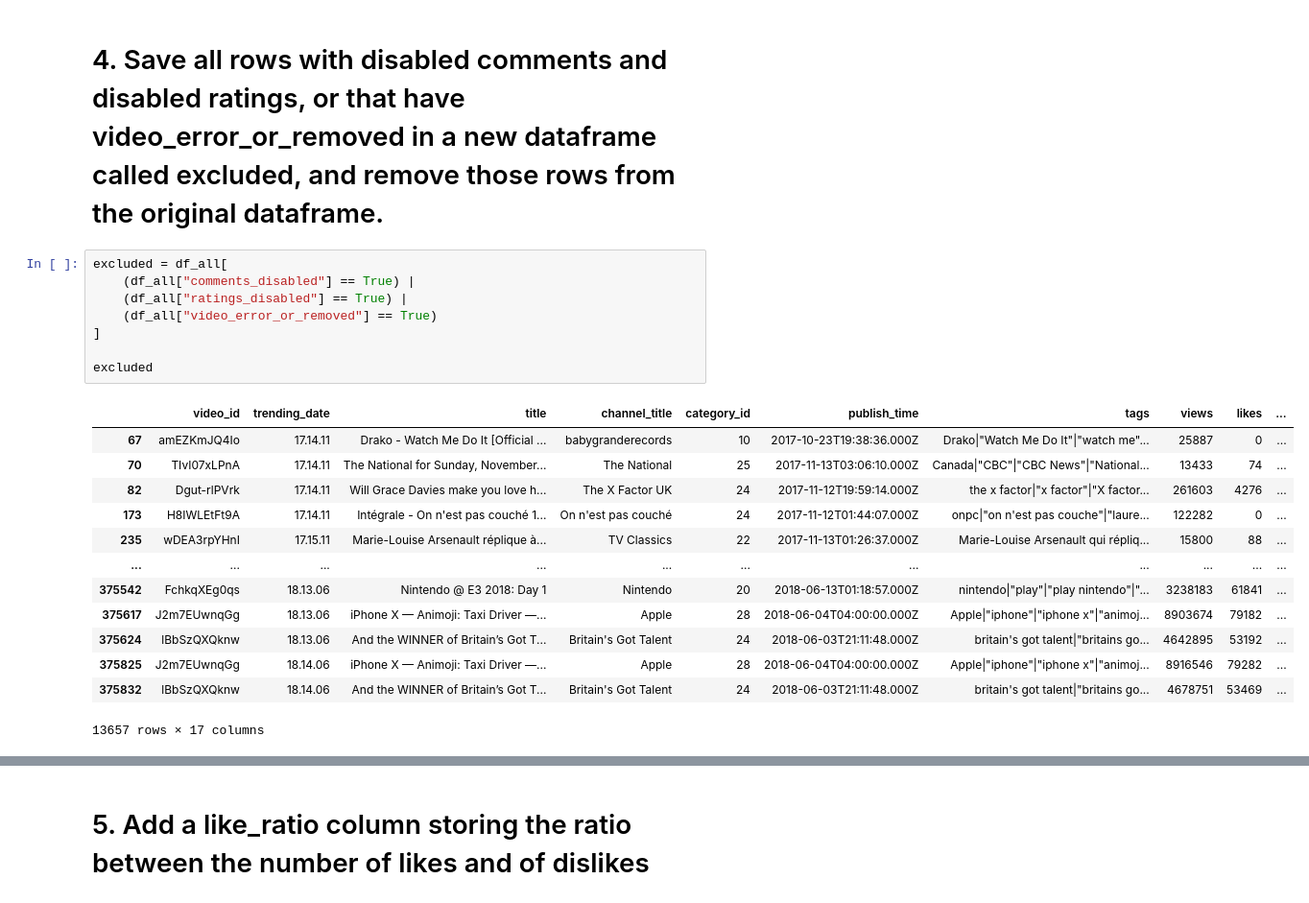
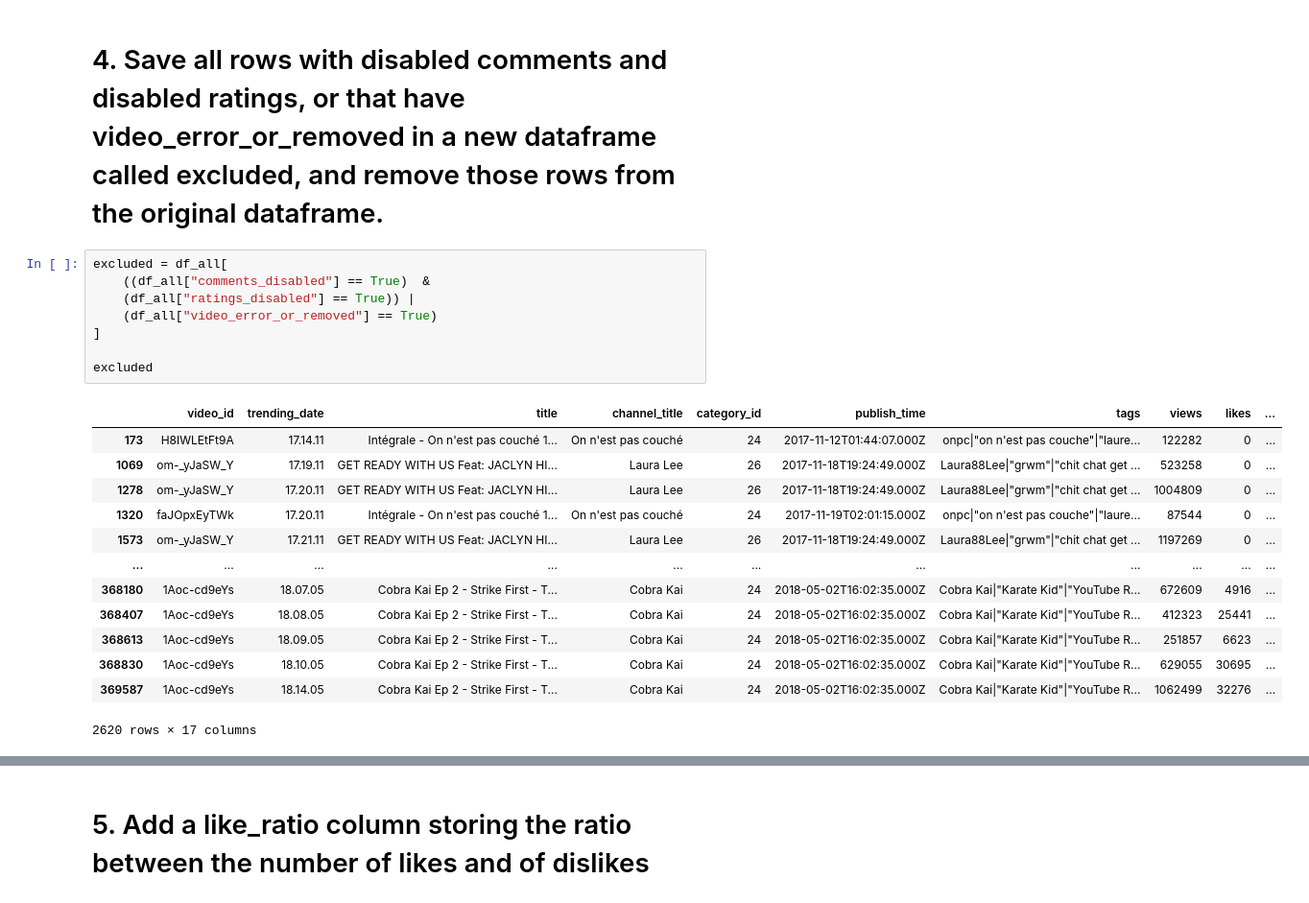
Before and after one commit to KevinDex3/Foundations-ComputerScience-Project, a Jupyter notebook: TrendingYoutube.ipynb, the cells around one changed output, grey strips where cells are left out. Shown at 96% size. Saved outputs shown, nothing was run; the diff lists cells and outputs as text.

```diff
--- a/TrendingYoutube.ipynb
+++ b/TrendingYoutube.ipynb
@@ -106,23 +171,23 @@ df_all.groupby("channel_title")["views"].sum().reset_index()
 # 4. Save all rows with disabled comments and disabled ratings, or that have video_error_or_removed in a new dataframe called excluded, and remove those rows from the original dataframe.
 # %%
 excluded = df_all[
-    (df_all["comments_disabled"] == True) |
-    (df_all["ratings_disabled"] == True) |
+    ((df_all["comments_disabled"] == True)  &
+    (df_all["ratings_disabled"] == True)) |
     (df_all["video_error_or_removed"] == True)
 ]
 
 excluded
 # %% [output]
 |  | video_id | trending_date | title | channel_title | category_id | publish_time | tags | views | likes | ... |
-| 67 | amEZKmJQ4Io | 17.14.11 | Drako - Watch Me Do It [Official ... | babygranderecords | 10 | 2017-10-23T19:38:36.000Z | Drako|"Watch Me Do It"|"watch me"... | 25887 | 0 | ... |
-| 70 | TIvI07xLPnA | 17.14.11 | The National for Sunday, November... | The National | 25 | 2017-11-13T03:06:10.000Z | Canada|"CBC"|"CBC News"|"National... | 13433 | 74 | ... |
-| 82 | Dgut-rlPVrk | 17.14.11 | Will Grace Davies make you love h... | The X Factor UK | 24 | 2017-11-12T19:59:14.000Z | the x factor|"x factor"|"X factor... | 261603 | 4276 | ... |
 | 173 | H8IWLEtFt9A | 17.14.11 | Intégrale - On n'est pas couché 1... | On n'est pas couché | 24 | 2017-11-12T01:44:07.000Z | onpc|"on n'est pas couche"|"laure... | 122282 | 0 | ... |
-| 235 | wDEA3rpYHnI | 17.15.11 | Marie-Louise Arsenault réplique à... | TV Classics | 22 | 2017-11-13T01:26:37.000Z | Marie-Louise Arsenault qui répliq... | 15800 | 88 | ... |
+| 1069 | om-_yJaSW_Y | 17.19.11 | GET READY WITH US Feat: JACLYN HI... | Laura Lee | 26 | 2017-11-18T19:24:49.000Z | Laura88Lee|"grwm"|"chit chat get ... | 523258 | 0 | ... |
+| 1278 | om-_yJaSW_Y | 17.20.11 | GET READY WITH US Feat: JACLYN HI... | Laura Lee | 26 | 2017-11-18T19:24:49.000Z | Laura88Lee|"grwm"|"chit chat get ... | 1004809 | 0 | ... |
+| 1320 | faJOpxEyTWk | 17.20.11 | Intégrale - On n'est pas couché 1... | On n'est pas couché | 24 | 2017-11-19T02:01:15.000Z | onpc|"on n'est pas couche"|"laure... | 87544 | 0 | ... |
+| 1573 | om-_yJaSW_Y | 17.21.11 | GET READY WITH US Feat: JACLYN HI... | Laura Lee | 26 | 2017-11-18T19:24:49.000Z | Laura88Lee|"grwm"|"chit chat get ... | 1197269 | 0 | ... |
 | ... | ... | ... | ... | ... | ... | ... | ... | ... | ... | ... |
-| 375542 | FchkqXEg0qs | 18.13.06 | Nintendo @ E3 2018: Day 1 | Nintendo | 20 | 2018-06-13T01:18:57.000Z | nintendo|"play"|"play nintendo"|"... | 3238183 | 61841 | ... |
-| 375617 | J2m7EUwnqGg | 18.13.06 | iPhone X — Animoji: Taxi Driver —... | Apple | 28 | 2018-06-04T04:00:00.000Z | Apple|"iphone"|"iphone x"|"animoj... | 8903674 | 79182 | ... |
-| 375624 | lBbSzQXQknw | 18.13.06 | And the WINNER of Britain’s Got T... | Britain's Got Talent | 24 | 2018-06-03T21:11:48.000Z | britain's got talent|"britains go... | 4642895 | 53192 | ... |
-| 375825 | J2m7EUwnqGg | 18.14.06 | iPhone X — Animoji: Taxi Driver —... | Apple | 28 | 2018-06-04T04:00:00.000Z | Apple|"iphone"|"iphone x"|"animoj... | 8916546 | 79282 | ... |
-| 375832 | lBbSzQXQknw | 18.14.06 | And the WINNER of Britain’s Got T... | Britain's Got Talent | 24 | 2018-06-03T21:11:48.000Z | britain's got talent|"britains go... | 4678751 | 53469 | ... |
+| 368180 | 1Aoc-cd9eYs | 18.07.05 | Cobra Kai Ep 2 - Strike First - T... | Cobra Kai | 24 | 2018-05-02T16:02:35.000Z | Cobra Kai|"Karate Kid"|"YouTube R... | 672609 | 4916 | ... |
+| 368407 | 1Aoc-cd9eYs | 18.08.05 | Cobra Kai Ep 2 - Strike First - T... | Cobra Kai | 24 | 2018-05-02T16:02:35.000Z | Cobra Kai|"Karate Kid"|"YouTube R... | 412323 | 25441 | ... |
+| 368613 | 1Aoc-cd9eYs | 18.09.05 | Cobra Kai Ep 2 - Strike First - T... | Cobra Kai | 24 | 2018-05-02T16:02:35.000Z | Cobra Kai|"Karate Kid"|"YouTube R... | 251857 | 6623 | ... |
+| 368830 | 1Aoc-cd9eYs | 18.10.05 | Cobra Kai Ep 2 - Strike First - T... | Cobra Kai | 24 | 2018-05-02T16:02:35.000Z | Cobra Kai|"Karate Kid"|"YouTube R... | 629055 | 30695 | ... |
+| 369587 | 1Aoc-cd9eYs | 18.14.05 | Cobra Kai Ep 2 - Strike First - T... | Cobra Kai | 24 | 2018-05-02T16:02:35.000Z | Cobra Kai|"Karate Kid"|"YouTube R... | 1062499 | 32276 | ... |
-13657 rows × 17 columns
+2620 rows × 17 columns
```
Also changed, not shown: parts of 28 cells of this notebook.
